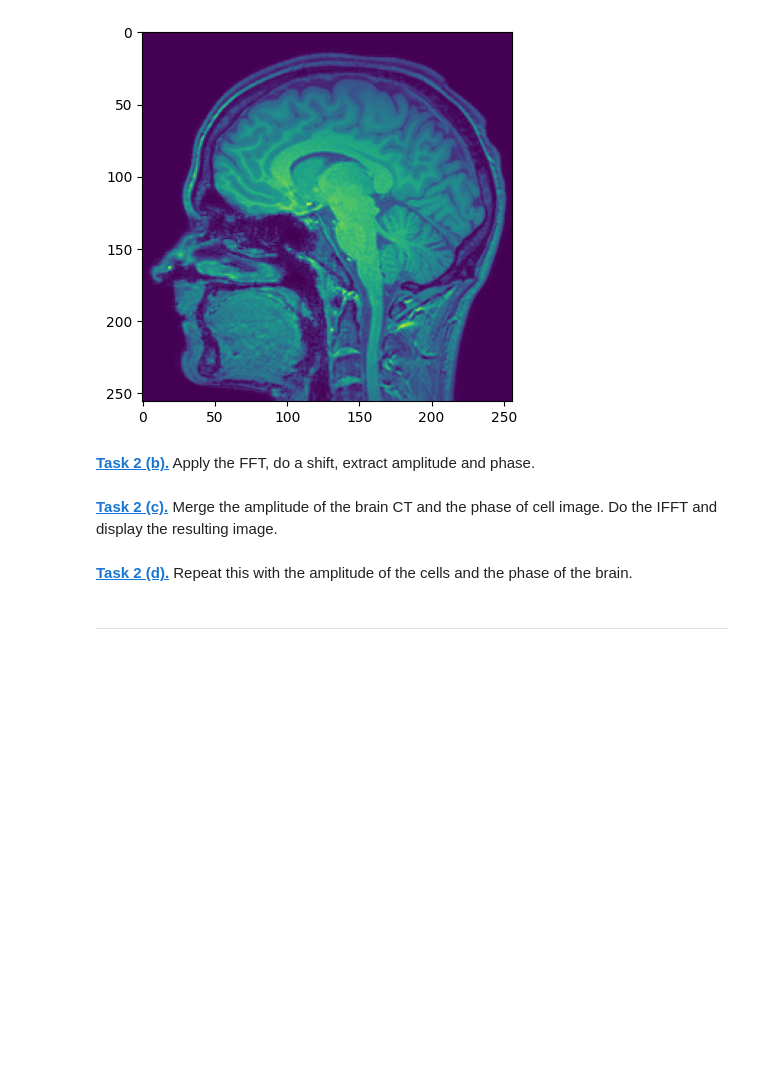
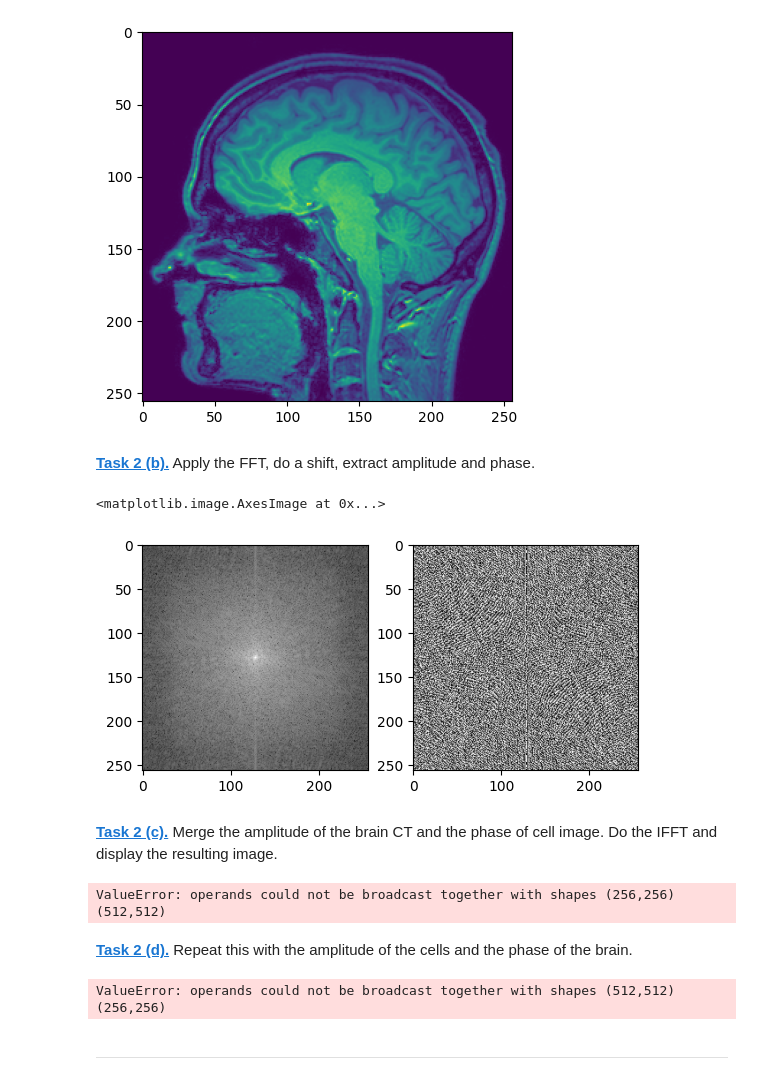
Before and after one commit to katjaruncheva/mobi-fs5-python, a Jupyter notebook: fourier.ipynb, the cells around one changed output. Drawn from its saved outputs; the diff is of its cells as text; code cells hidden in the pictures; blank space fills up the shorter version.

```diff
--- a/fourier.ipynb
+++ b/fourier.ipynb
@@ -76,15 +76,41 @@ plt.imshow(ct_image)
 # %%
 ct_image_fft=np.fft.fft2(ct_image)
 ct_image_shifted=np.fft.fftshift(ct_image_fft)
-amplitude_shift_ct = np.abs(cell_ft_shift)
-phase_shift_ct = np.angle(cell_ft_shift)
+amplitude_shift_ct = np.abs(ct_image_shifted)
+phase_shift_ct = np.angle(ct_image_shifted)
+plt.figure()
+plt.subplot(1, 2, 1)
+plt.imshow(np.log(amplitude_shift_ct), 'gray')
+plt.subplot(1, 2, 2)
+plt.imshow(phase_shift_ct, 'gray')
+# %% [output]
+<matplotlib.image.AxesImage at 0x...>
+[figure, added]
 # %%
 def to_complex_array(amplitude_array, phase_array):
     return amplitude_array * np.exp(1j * phase_array)
 # %% [markdown]
 **[Task 2 (c).]()** Merge the amplitude of the brain CT and the phase of cell image. Do the IFFT and display the resulting image.
+# %%
+#merge
+ct_shift_merge=to_complex_array(amplitude_shift_ct,phase_shift)
+
+#IFFT and display
+ct_ft_restored = np.fft.ifft2(np.fft.ifftshift(ct_shift_merge))
+plt.imshow(ct_ft_restored)
+# %% [output]
+ValueError: operands could not be broadcast together with shapes (256,256) (512,512)
 # %% [markdown]
 **[Task 2 (d).]()** Repeat this with the amplitude of the cells and the phase of the brain.
+# %%
+#merge
+ct_shift_merge_cb=to_complex_array(amplitude_shift,phase_shift_ct)
+
+#IFFT and display
+ct_ft_restored_cb = np.fft.ifft2(np.fft.ifftshift(ct_shift_merge_cb)).real
+plt.imshow(ct_ft_restored_cb)
+# %% [output]
+ValueError: operands could not be broadcast together with shapes (512,512) (256,256)
 # %% [markdown]
 ---
 # %% [markdown]
```
Also changed, not shown: parts of 14 cells of this notebook.
